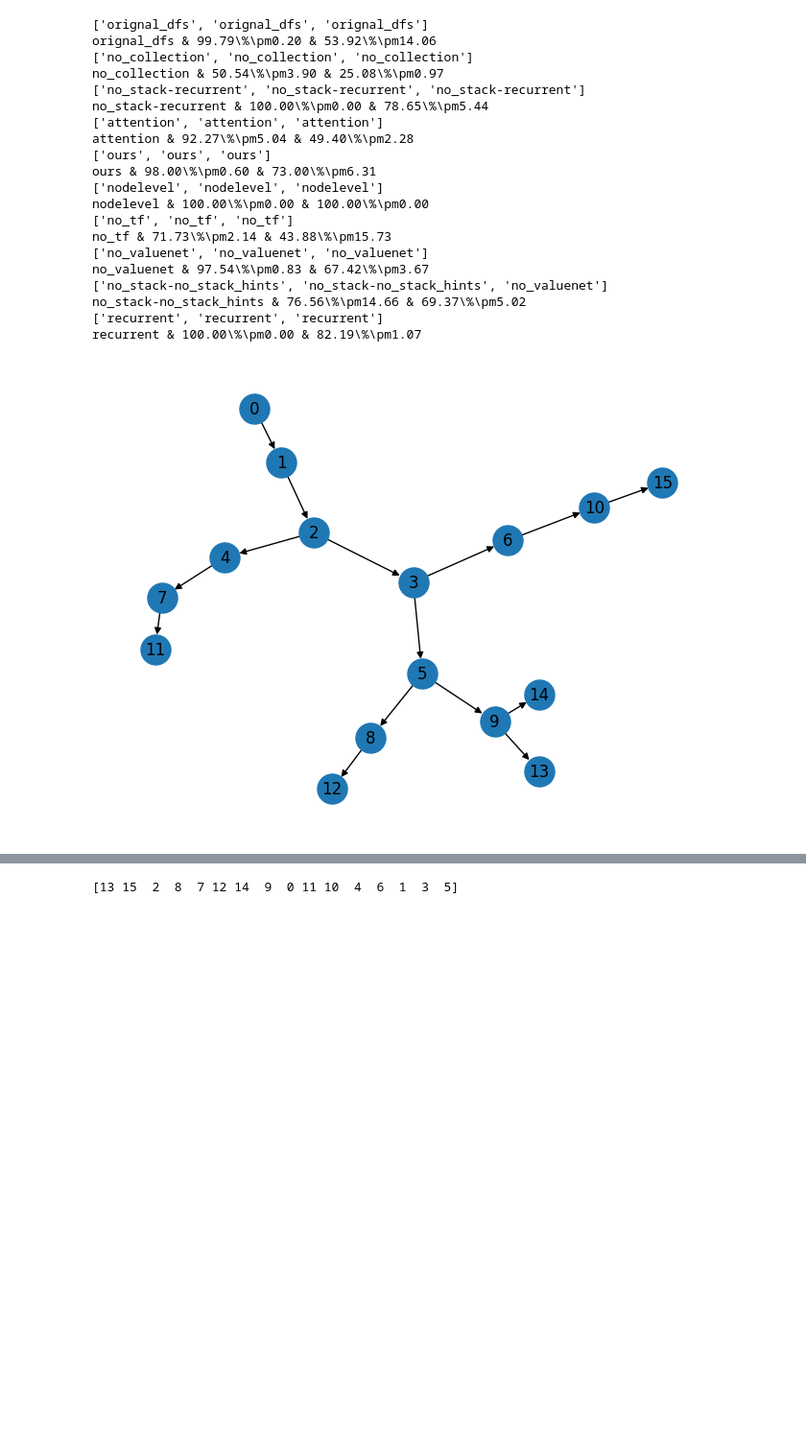
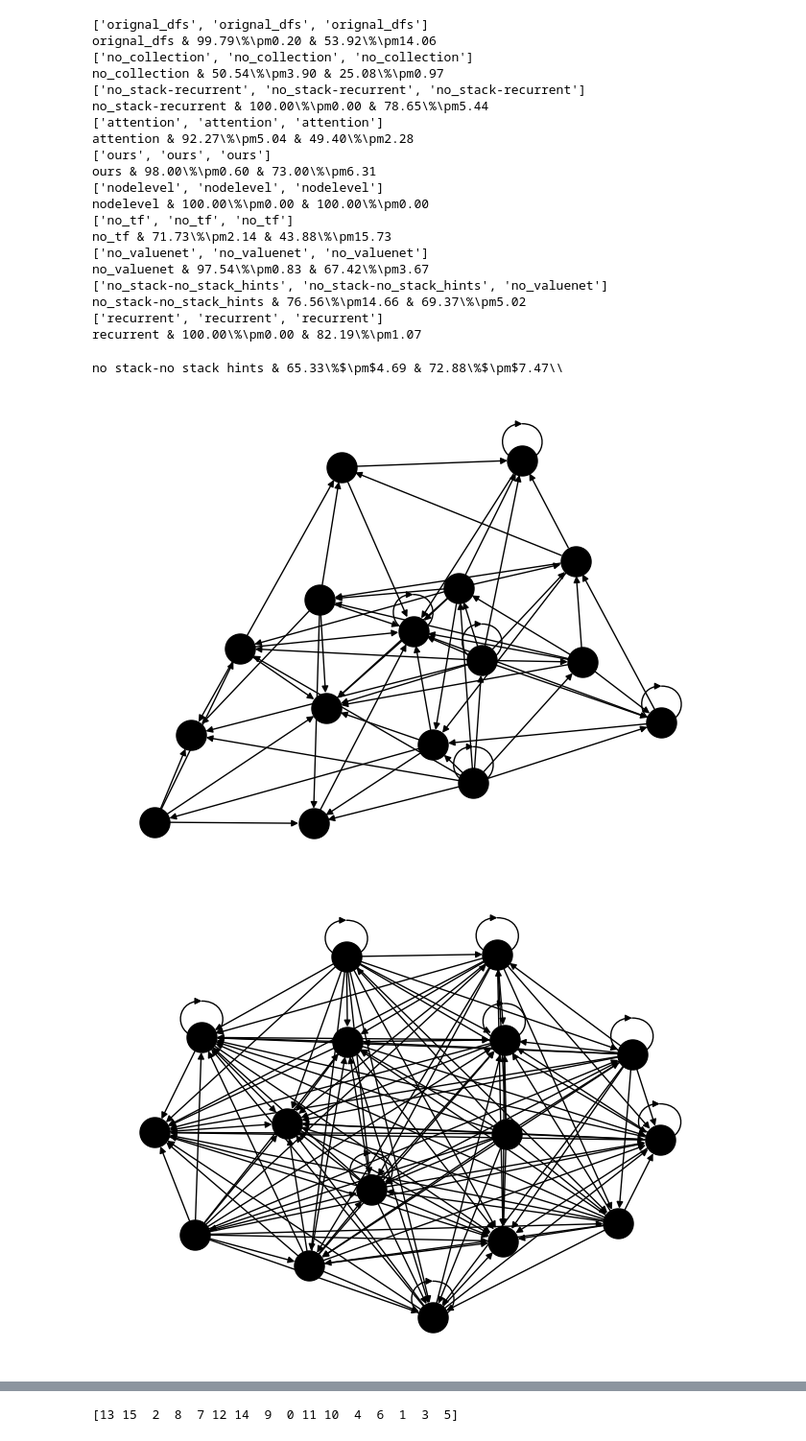
Before and after one commit to DJayalath/gnn-call-stack, a Jupyter notebook: debug.ipynb, the cells around one changed output, grey strips where cells are left out. Shown at 96% size. Cells and saved outputs as stored; diff of their text form; code cells hidden in the pictures; blank space fills up the shorter version.

Commit message:
Final visualizations

```diff
--- a/debug.ipynb
+++ b/debug.ipynb
@@ -38,6 +38,10 @@ no_valuenet & 97.54\%\pm0.83 & 67.42\%\pm3.67
 no_stack-no_stack_hints & 76.56\%\pm14.66 & 69.37\%\pm5.02
 ['recurrent', 'recurrent', 'recurrent']
 recurrent & 100.00\%\pm0.00 & 82.19\%\pm1.07
+# %%
+wandb_mean_std(["hmkvvvj5", "08tu68aa", "delfvqw2"])
+# %% [output]
+no stack-no stack hints & 65.33\%$\pm$4.69 & 72.88\%$\pm$7.47\\
 # %%
 def _random_tree(nb_nodes: int, p: float=0.5, directed=True):
   mat = np.zeros((nb_nodes, nb_nodes))
@@ -103,7 +107,7 @@ def _random_tree(nb_nodes: int, p: float=0.5, directed=True):
 
   return mat
 # %%
-def show_graph_with_labels(*adjs):
+def show_graph_with_labels(*adjs, file_name=None):
   for i, adj in enumerate(adjs):
     rows, cols = np.where(adj == 1)
     edges = zip(rows.tolist(), cols.tolist())
@@ -111,10 +115,20 @@ def show_graph_with_labels(*adjs):
     gr.add_edges_from(edges)
     plt.figure(i)
     nx.draw(gr, node_size=500, # labels=[str(i) for i in range(adjacency_matrix.shape[0])],
-            with_labels=True, arrows=True)
+            with_labels=True, arrows=True, node_color="#000")
+    if file_name is not None:
+      plt.savefig(file_name)
   plt.show()
-# %%
-adj = _random_tree(16, 0.3)
-show_graph_with_labels(adj)
-# %% [output]
-[figure, removed]
+# %%
+adj = _random_er_graph(nb_nodes=16, p=0.3, directed=True, acyclic=False, weighted=False)
+show_graph_with_labels(adj, file_name="er1.pdf")
+adj = _random_er_graph(nb_nodes=16, p=0.8, directed=True, acyclic=False, weighted=False)
+show_graph_with_labels(adj, file_name="er2.pdf")
+
+adj = _random_tree(16, 0.3)
+show_graph_with_labels(adj, file_name="tree1.pdf")
+adj = _random_tree(16, 0.8)
+show_graph_with_labels(adj, file_name="tree2.pdf")
+# %% [output]
+[figure, added]
+[figure, added]
```
Also changed, not shown: parts of 2 cells of this notebook.
